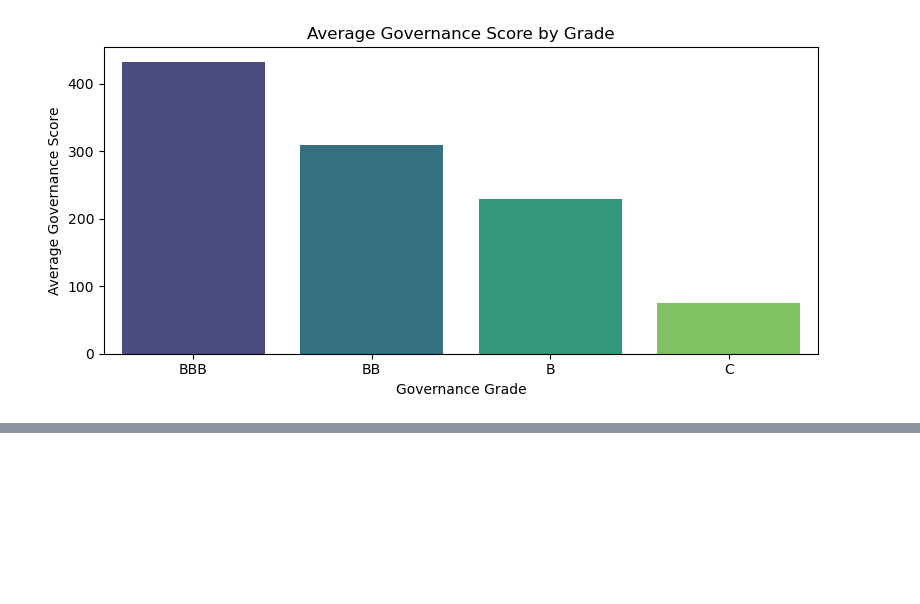
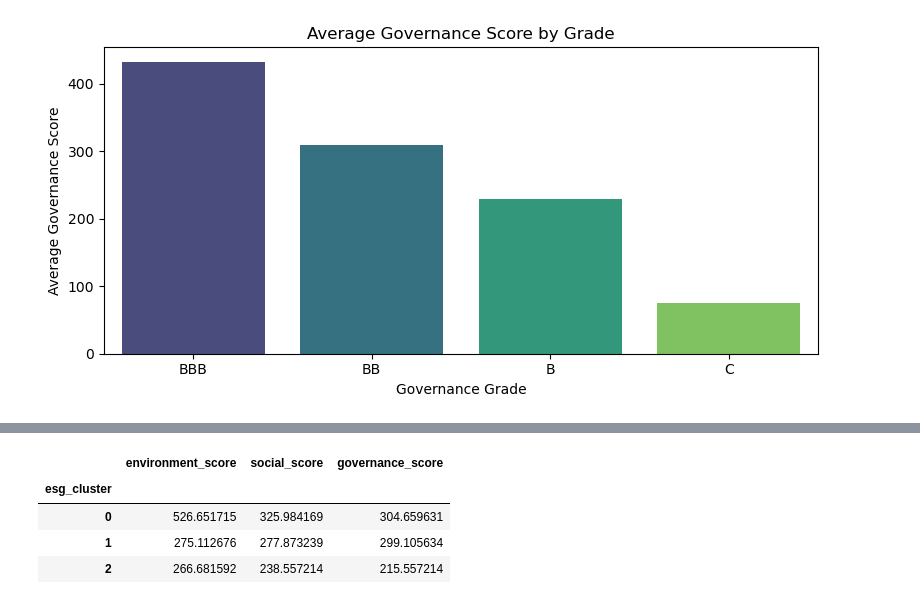
Before and after one commit to Bshaia/data-analysis-portfolio, a Jupyter notebook: corporate-greenwashing/notebooks/01_data_exploration.ipynb, the cells around one changed output, grey strips where cells are left out. Saved outputs shown, nothing was run; the diff lists cells and outputs as text; code cells hidden in the pictures; blank space fills up the shorter version.

```diff
--- a/corporate-greenwashing/notebooks/01_data_exploration.ipynb
+++ b/corporate-greenwashing/notebooks/01_data_exploration.ipynb
@@ -249,0 +285,8 @@ plt.show()
+# %%
+df.groupby('esg_cluster')[['environment_score', 'social_score', 'governance_score']].mean()
+# %% [output]
+|  | environment_score | social_score | governance_score |
+| esg_cluster |  |  |  |
+| 0 | 526.651715 | 325.984169 | 304.659631 |
+| 1 | 275.112676 | 277.873239 | 299.105634 |
+| 2 | 266.681592 | 238.557214 | 215.557214 |
```
Also changed, not shown: parts of 4 cells of this notebook, 2 other files.
